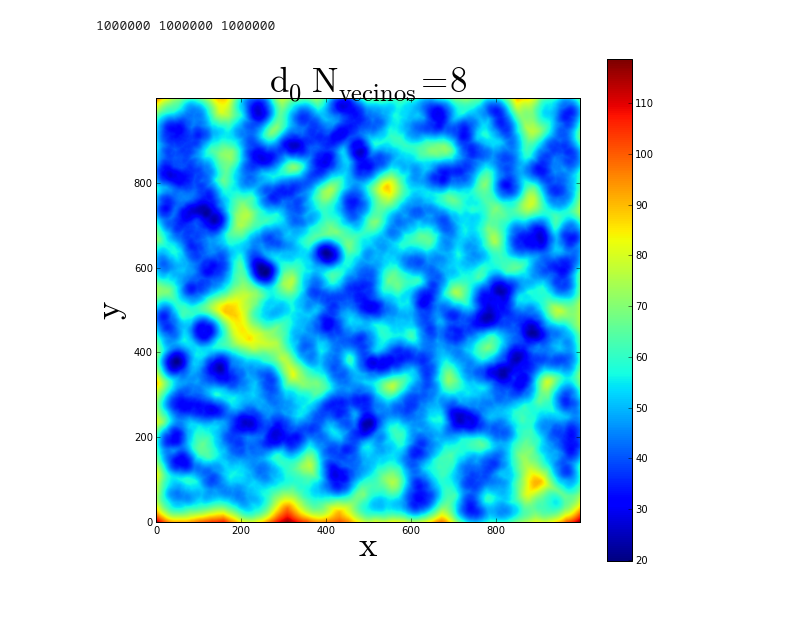
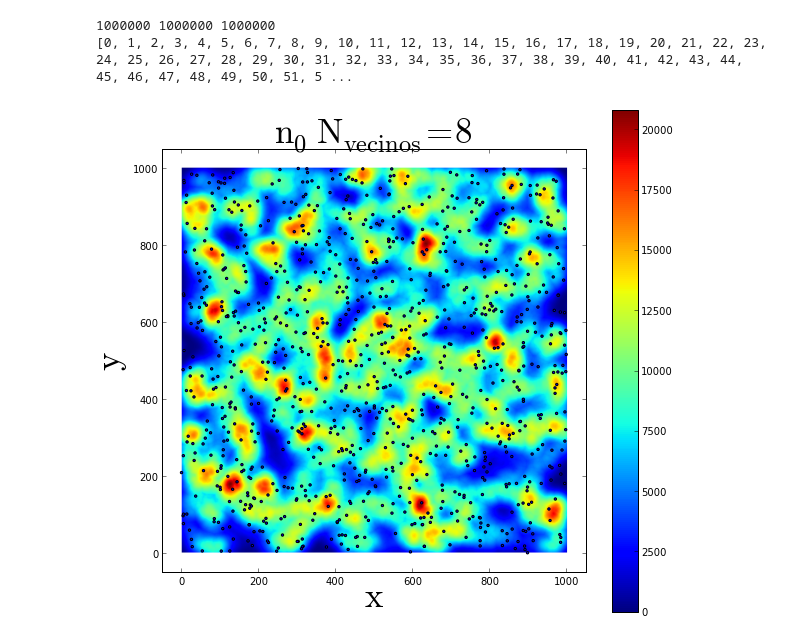
Before and after one commit to jngaravitoc/Bayesian_Homeworks, a Jupyter notebook: Bayesian_Code_Analytic_Solution.ipynb, the cells around one changed output. Drawn from its saved outputs; the diff is of its cells as text; code cells hidden in the pictures; blank space fills up the shorter version.

```diff
--- a/Bayesian_Code_Analytic_Solution.ipynb
+++ b/Bayesian_Code_Analytic_Solution.ipynb
@@ -93,9 +85,11 @@ for i in range (0, 1000000): #escala los puntos del espacio
     for j in range (0, 8):# j escala los vecinos
         teo = d4[i][j]**2 / k[j] # + (d4[i][1]**2 / k[1]))
         T.append(teo)
-    T2 = sqrt(sum(T))
-    T3.append(T2)
+    T2 = 100. - (sqrt(sum(T))) # this is divided for give the right weight in the histogram
+    T3.append(T2*T2*pi)
 
 print len(T3)
+print T3[0:10]
+print amax(T3)
 # %% [output]
 1000000
@@ -102,17 +97,0 @@ print len(T3)
-# %%
-# Schematic representation of the points in which density is computed
-figure(num=None, figsize=(9.5,9))
-xlabel('$\mathrm{x}$', fontsize = 35)
-ylabel('$\mathrm{y}$', fontsize = 35)
-title('$\mathrm{Neighbours}$ $\mathrm{grid}$', fontsize = 45)
-tick_params(axis='both', which='major', labelsize=18)
-arrow(0, 0, 1.4, 1.4, color = 'g', width = .05)
-arrow(0, 0, 4.2, 1.7, color = 'g', width = .05)
-for i in range(0, 11):
-    for j in range(0, 11):
-        #print i, j
-        scatter(i, j)
-        scatter(X, Y, c = 'r', s = 55)
-        xlim([-1, 11])
-        ylim([-1, 11])
-#savefig('NeighboursGrid.png')
@@ -124,27 +101,30 @@ f = open('CartesianDensityData.txt', 'w')
 
 x = []
 y = []
-for i in range(1000):
-    for j in range(1000):
+for i in range(0, 1000):
+    for j in range(0, 1000):
         x.append(i)
         y.append(j)
 for i in range(len(x)):
-    f.write(str(x[i]) + "  " + str(y[i]) + "  " + str(T3[i]) + "\n")
+    f.write(str(x[i]) + "  " + str(y[i]) + "\n") #+ str(T3[i]) + "\n")
 f.close()
 print len(x), len(y), len(T3)
+print y[0:100]
 # %% [output]
 1000000 1000000 1000000
+[0, 1, 2, 3, 4, 5, 6, 7, 8, 9, 10, 11, 12, 13, 14, 15, 16, 17, 18, 19, 20, 21, 22, 23, 24, 25, 26, 27, 28, 29, 30, 31, 32, 33, 34, 35, 36, 37, 38, 39, 40, 41, 42, 43, 44, 45, 46, 47, 48, 49, 50, 51, 5 ...
 # %%
 figure(num=None, figsize=(9.5,9))
 xlabel('$\mathrm{x}$', fontsize = 35)
 ylabel('$\mathrm{y}$', fontsize = 35)
-title('$\mathrm{d_{0}}$ $\mathrm{N_{vecinos}=8}$', fontsize = 35)
-hist,xedges,yedges = numpy.histogram2d(x,y,bins=(1000,1000) , weights=T3)
+title('$\mathrm{n_{0}}$ $\mathrm{N_{vecinos}=8}$', fontsize = 35)
+hist,xedges,yedges = numpy.histogram2d(x, y , bins = (1000, 1000), weights=T3)
 imshow(hist,interpolation='gaussian',origin='lower')
 colorbar()
+scatter(X, Y, s = 5.5)
+savefig('d0Cartesian.png')
 show()
-savefig('d0.png')
 # %% [output]
-[figure, old version]
+[figure, new version]
 # %%
 imshow?
```
Also changed, not shown: parts of 6 cells of this notebook.
